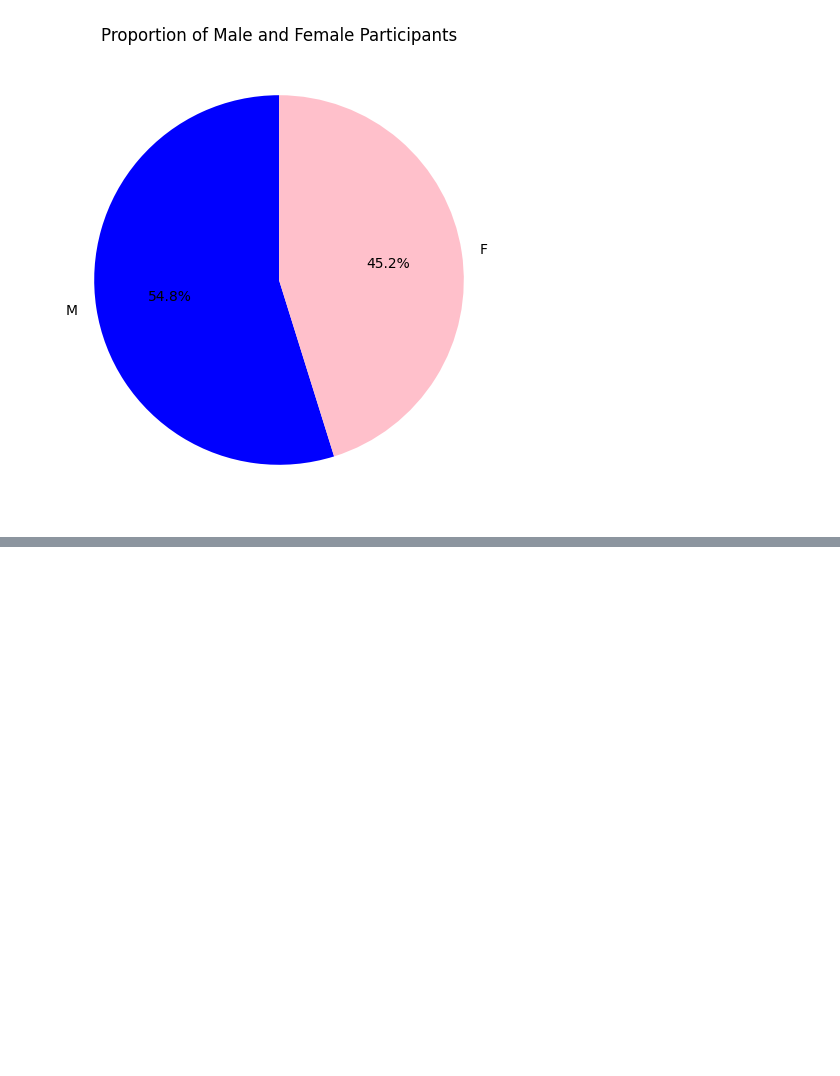
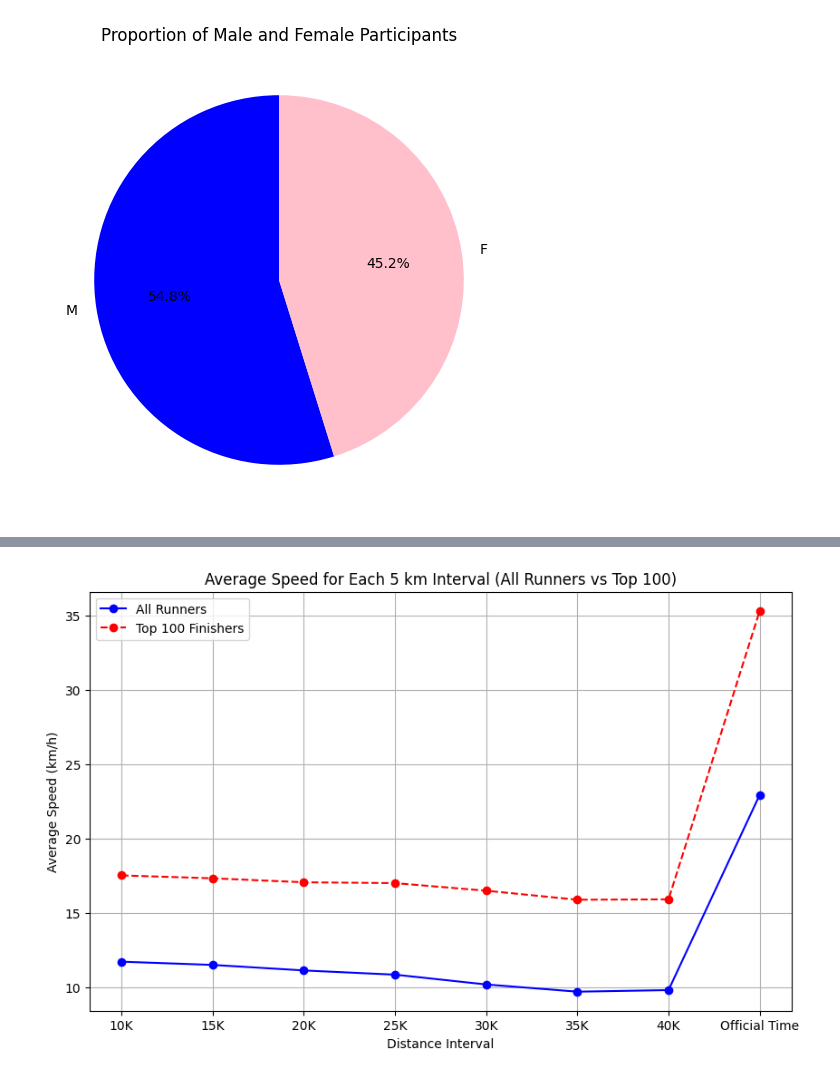
Before and after one commit to com-480-data-visualization/Sacoche, a Jupyter notebook: exploration.ipynb, the cells around one changed output, grey strips where cells are left out. Cells and saved outputs as stored; diff of their text form; code cells hidden in the pictures; blank space fills up the shorter version.

```diff
--- a/exploration.ipynb
+++ b/exploration.ipynb
@@ -29,0 +83,64 @@ plt.show()
+# %%
+import pandas as pd
+import matplotlib.pyplot as plt
+
+# Convert time strings to seconds
+def time_to_seconds(time_str):
+    if pd.isnull(time_str) or time_str == '-':
+        return None
+    h, m, s = map(int, time_str.split(':'))
+    return h * 3600 + m * 60 + s
+
+# Load the marathon data
+file_path = 'archive/marathon_results_2016.csv'  # Replace with your file path
+marathon_data = pd.read_csv(file_path)
+
+# Convert the 'Official Time' column to seconds for sorting
+marathon_data['Official Time (s)'] = marathon_data['Official Time'].apply(time_to_seconds)
+
+# Extract 5 km interval columns and convert them to seconds
+intervals = ['5K', '10K', '15K', '20K', '25K', '30K', '35K', '40K', 'Official Time']
+interval_times = [marathon_data[interval].apply(time_to_seconds) for interval in intervals]
+
+# Calculate the average speed (km/h) for each interval for all runners
+speeds = []
+for i in range(1, len(intervals)):
+    distance = 5  # Each interval represents 5 km
+    time_diff = (interval_times[i] - interval_times[i - 1]).dropna()  # Time difference in seconds
+    speed = (distance / time_diff.mean()) * 3600  # Convert to km/h
+    speeds.append(speed)
+
+# Filter the top 100 finishers based on the 'Official Time (s)' column
+top_100 = marathon_data.nsmallest(100, 'Official Time (s)')
+
+# Re-calculate interval times for the top 100 finishers
+top_100_interval_times = [top_100[interval].apply(time_to_seconds) for interval in intervals]
+
+# Calculate the average speed (km/h) for each interval for the top 100 finishers
+top_100_speeds = []
+for i in range(1, len(intervals)):
+    distance = 5  # Each interval represents 5 km
+    time_diff = (top_100_interval_times[i] - top_100_interval_times[i - 1]).dropna()  # Time difference in seconds
+    speed = (distance / time_diff.mean()) * 3600  # Convert to km/h
+    top_100_speeds.append(speed)
+
+# Plotting the average speed for each 5 km interval for both all runners and top 100 finishers
+plt.figure(figsize=(10, 6))
+
+# Plotting all runners
+plt.plot(intervals[1:], speeds, marker='o', linestyle='-', color='blue', label='All Runners')
+
+# Plotting top 100 finishers
+plt.plot(intervals[1:], top_100_speeds, marker='o', linestyle='--', color='red', label='Top 100 Finishers')
+
+# Adding titles and labels
+plt.title('Average Speed for Each 5 km Interval (All Runners vs Top 100)')
+plt.xlabel('Distance Interval')
+plt.ylabel('Average Speed (km/h)')
+plt.legend()
+plt.grid(True)
+
+# Show the plot
+plt.show()
+# %% [output]
+[figure, added]
```
Also changed, not shown: parts of 3 cells of this notebook, 3 other files.
